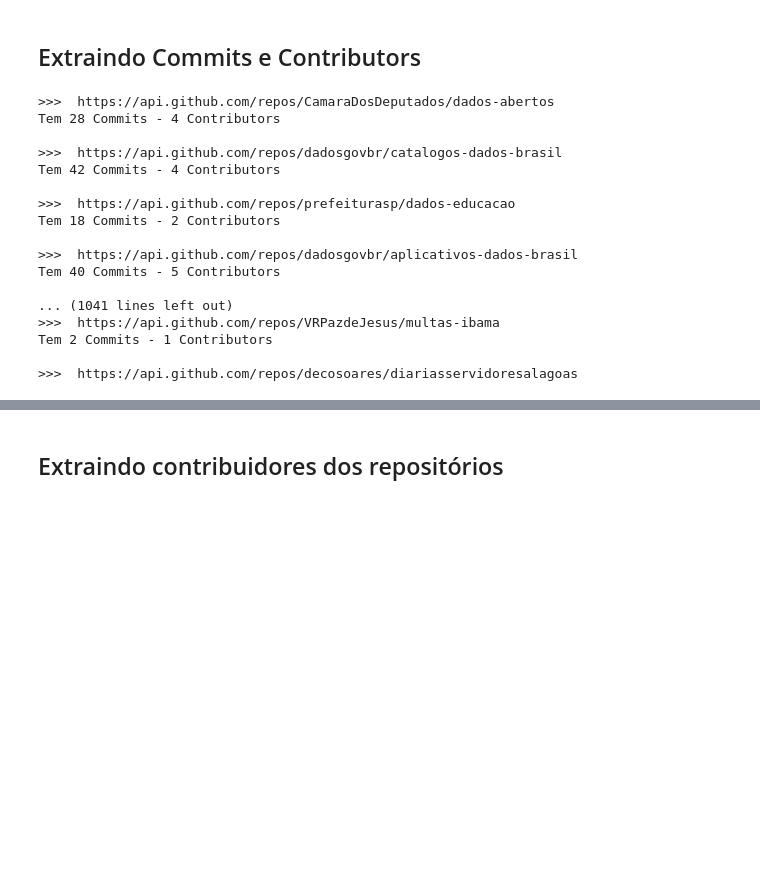
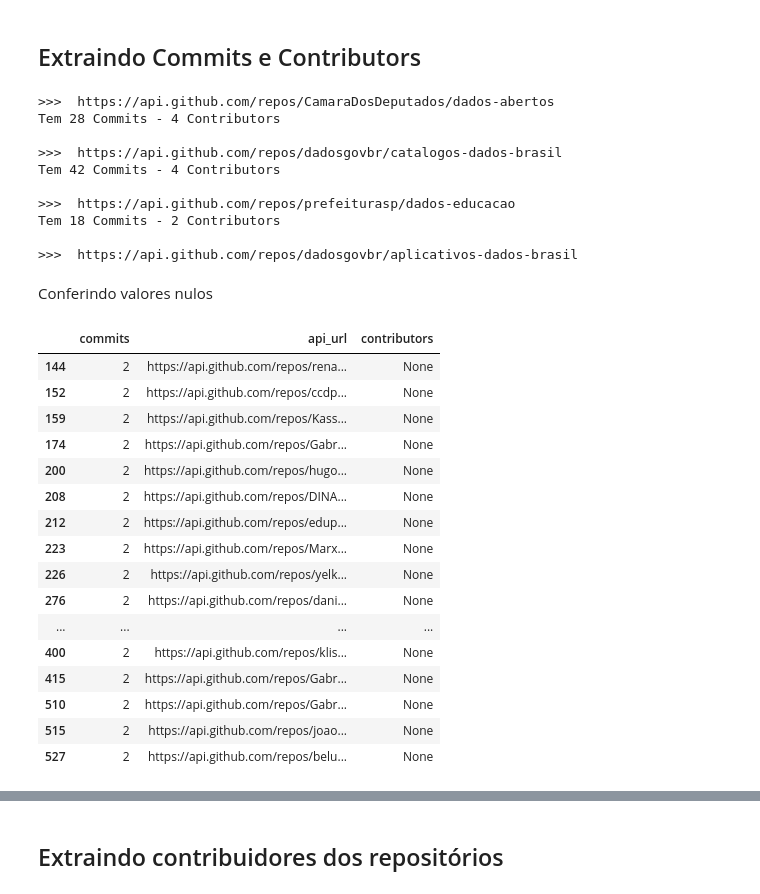
Before and after one commit to Lorenaps/caracterizacao-dados-abertos-gov, a Jupyter notebook: extraction/search_github_api.ipynb, the cells around one changed output, grey strips where cells are left out. Saved outputs shown, nothing was run; the diff lists cells and outputs as text; code cells hidden in the pictures; blank space fills up the shorter version.

```diff
--- a/extraction/search_github_api.ipynb
+++ b/extraction/search_github_api.ipynb
@@ -225,7 +225,7 @@ def extract_commits(url_repo):
     results = requests.get(commits_url, auth=credentials)
 
     # No caso do repositório estar vazio
-    if results.status_code is 409:
+    if results.status_code == 409:
         return None
 
     commits = len(results.json())
@@ -247,7 +247,7 @@ def extract_contributors(url_repo):
     results = requests.get(contributors_url, auth=credentials)
 
     # No caso do repositório estar vazio
-    if results.status_code is 204:
+    if results.status_code == 204:
         return None
 
     contributors = len(results.json())
@@ -262,6 +262,7 @@ def extract_contributors(url_repo):
 
     return contributors
 # %%
+%%time
 urls = repositories_df['api_url']
 
 for url in urls:
@@ -289,10 +290,3 @@ Tem 42 Commits - 4 Contributors
 Tem 18 Commits - 2 Contributors
 
 >>>  https://api.github.com/repos/dadosgovbr/aplicativos-dados-brasil
-Tem 40 Commits - 5 Contributors
-
-... (1041 lines left out)
->>>  https://api.github.com/repos/VRPazdeJesus/multas-ibama
-Tem 2 Commits - 1 Contributors
-
->>>  https://api.github.com/repos/decosoares/diariasservidoresalagoas
@@ -300,0 +295,2 @@ resultados.head(5)
+# %% [markdown]
+Conferindo valores nulos
@@ -301,3 +299,23 @@ resultados.head(5)
+# %%
+repositories_df.loc[repositories_df['contributors'].isnull()][['api_url', 'commits', 'contributors']]
+# %% [output]
+|  | commits | api_url | contributors |
+| 144 | 2 | https://api.github.com/repos/rena... | None |
+| 152 | 2 | https://api.github.com/repos/ccdp... | None |
+| 159 | 2 | https://api.github.com/repos/Kass... | None |
+| 174 | 2 | https://api.github.com/repos/Gabr... | None |
+| 200 | 2 | https://api.github.com/repos/hugo... | None |
+| 208 | 2 | https://api.github.com/repos/DINA... | None |
+| 212 | 2 | https://api.github.com/repos/edup... | None |
+| 223 | 2 | https://api.github.com/repos/Marx... | None |
+| 226 | 2 | https://api.github.com/repos/yelk... | None |
+| 276 | 2 | https://api.github.com/repos/dani... | None |
+| ... | ... | ... | ... |
+| 400 | 2 | https://api.github.com/repos/klis... | None |
+| 415 | 2 | https://api.github.com/repos/Gabr... | None |
+| 510 | 2 | https://api.github.com/repos/Gabr... | None |
+| 515 | 2 | https://api.github.com/repos/joao... | None |
+| 527 | 2 | https://api.github.com/repos/belu... | None |
 # %%
 file_path = '../data/repositories_' + str(time.time()).split('.')[0] + '.csv'
 file_path
```
Also changed, not shown: parts of 10 cells of this notebook.
